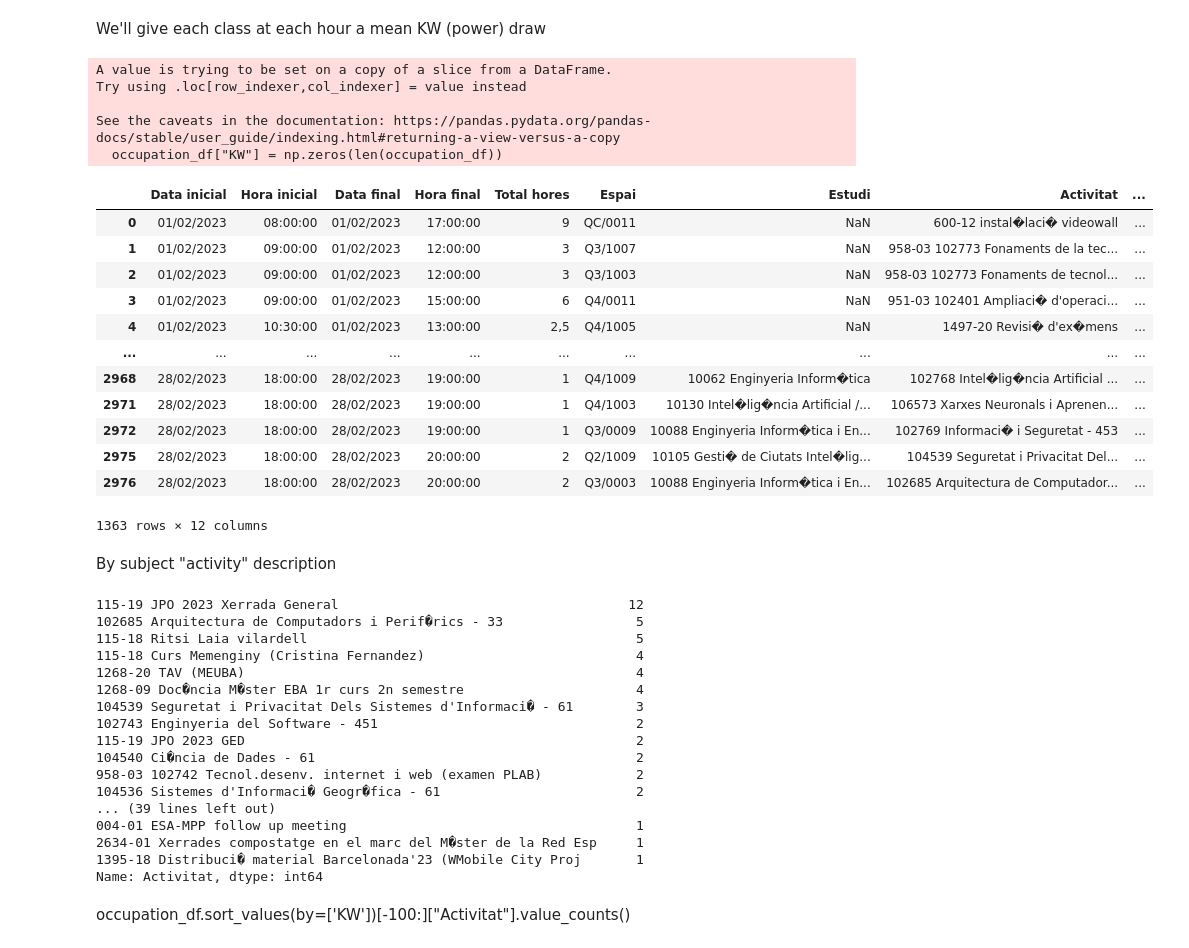
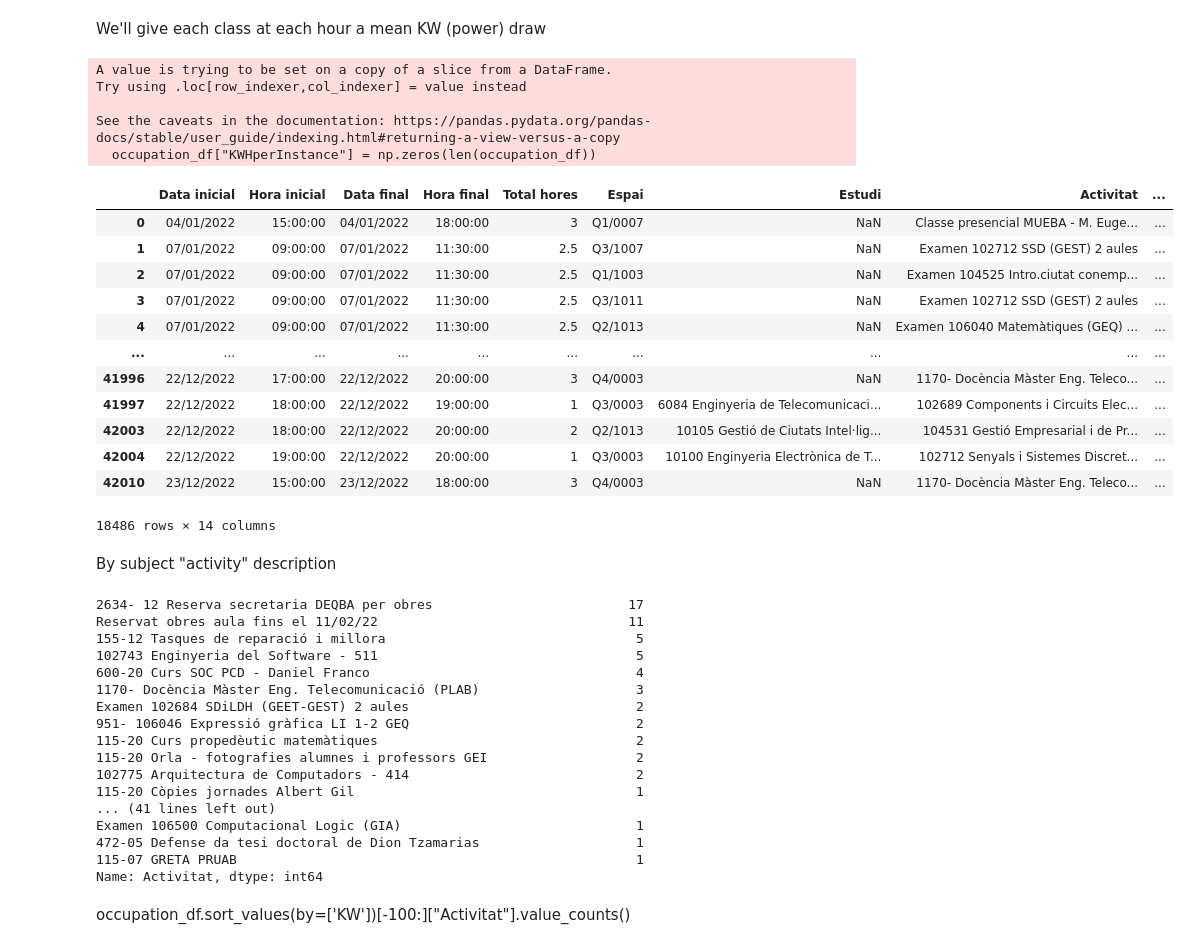
Before and after one commit to Haradai/energy_analysis_project, a Jupyter notebook: Pepe_analyzeLocation.ipynb, the cells around one changed output. Saved outputs shown, nothing was run; the diff lists cells and outputs as text; code cells hidden in the pictures.

```diff
--- a/Pepe_analyzeLocation.ipynb
+++ b/Pepe_analyzeLocation.ipynb
@@ -6,5 +6,5 @@ import numpy as np
 # %% [markdown]
 Import energy consumption and occupation data, they are not of the same building but for now we'll use this data
 # %%
-energy_df = pd.read_csv("data/kWhperh_Humanitats.csv")
-occupation_df = pd.read_csv("data/Ocupacio_enginyeria.csv")
+energy_df = pd.read_csv("data/Consum horari electricitat Enginyeries 2022.csv" , ";")
+occupation_df = pd.read_csv("data/ocupacio_enginyeria_2022.csv")
@@ -168,27 +181,27 @@ To analyze the impact of classes taken to consumtion:
 # %% [markdown]
 We'll give each class at each hour a mean KW (power) draw
 # %%
-occupation_df["KW"] = np.zeros(len(occupation_df))
+occupation_df["KWHperInstance"] = np.zeros(len(occupation_df))
 occupation_df
 # %% [output]
 A value is trying to be set on a copy of a slice from a DataFrame.
 Try using .loc[row_indexer,col_indexer] = value instead
 
 See the caveats in the documentation: https://pandas.pydata.org/pandas-docs/stable/user_guide/indexing.html#returning-a-view-versus-a-copy
-  occupation_df["KW"] = np.zeros(len(occupation_df))
+  occupation_df["KWHperInstance"] = np.zeros(len(occupation_df))
 |  | Data inicial | Hora inicial | Data final | Hora final | Total hores | Espai | Estudi | Activitat | ... |
-| 0 | 01/02/2023 | 08:00:00 | 01/02/2023 | 17:00:00 | 9 | QC/0011 | NaN | 600-12 instal�laci� videowall | ... |
-| 1 | 01/02/2023 | 09:00:00 | 01/02/2023 | 12:00:00 | 3 | Q3/1007 | NaN | 958-03 102773 Fonaments de la tec... | ... |
-| 2 | 01/02/2023 | 09:00:00 | 01/02/2023 | 12:00:00 | 3 | Q3/1003 | NaN | 958-03 102773 Fonaments de tecnol... | ... |
-| 3 | 01/02/2023 | 09:00:00 | 01/02/2023 | 15:00:00 | 6 | Q4/0011 | NaN | 951-03 102401 Ampliaci� d'operaci... | ... |
-| 4 | 01/02/2023 | 10:30:00 | 01/02/2023 | 13:00:00 | 2,5 | Q4/1005 | NaN | 1497-20 Revisi� d'ex�mens | ... |
+| 0 | 04/01/2022 | 15:00:00 | 04/01/2022 | 18:00:00 | 3 | Q1/0007 | NaN | Classe presencial MUEBA - M. Euge... | ... |
+| 1 | 07/01/2022 | 09:00:00 | 07/01/2022 | 11:30:00 | 2.5 | Q3/1007 | NaN | Examen 102712 SSD (GEST) 2 aules | ... |
+| 2 | 07/01/2022 | 09:00:00 | 07/01/2022 | 11:30:00 | 2.5 | Q1/1003 | NaN | Examen 104525 Intro.ciutat conemp... | ... |
+| 3 | 07/01/2022 | 09:00:00 | 07/01/2022 | 11:30:00 | 2.5 | Q3/1011 | NaN | Examen 102712 SSD (GEST) 2 aules | ... |
+| 4 | 07/01/2022 | 09:00:00 | 07/01/2022 | 11:30:00 | 2.5 | Q2/1013 | NaN | Examen 106040 Matemàtiques (GEQ) ... | ... |
 | ... | ... | ... | ... | ... | ... | ... | ... | ... | ... |
-| 2968 | 28/02/2023 | 18:00:00 | 28/02/2023 | 19:00:00 | 1 | Q4/1009 | 10062 Enginyeria Inform�tica | 102768 Intel�lig�ncia Artificial ... | ... |
-| 2971 | 28/02/2023 | 18:00:00 | 28/02/2023 | 19:00:00 | 1 | Q4/1003 | 10130 Intel�lig�ncia Artificial /... | 106573 Xarxes Neuronals i Aprenen... | ... |
-| 2972 | 28/02/2023 | 18:00:00 | 28/02/2023 | 19:00:00 | 1 | Q3/0009 | 10088 Enginyeria Inform�tica i En... | 102769 Informaci� i Seguretat - 453 | ... |
-| 2975 | 28/02/2023 | 18:00:00 | 28/02/2023 | 20:00:00 | 2 | Q2/1009 | 10105 Gesti� de Ciutats Intel�lig... | 104539 Seguretat i Privacitat Del... | ... |
-| 2976 | 28/02/2023 | 18:00:00 | 28/02/2023 | 20:00:00 | 2 | Q3/0003 | 10088 Enginyeria Inform�tica i En... | 102685 Arquitectura de Computador... | ... |
+| 41996 | 22/12/2022 | 17:00:00 | 22/12/2022 | 20:00:00 | 3 | Q4/0003 | NaN | 1170- Docència Màster Eng. Teleco... | ... |
+| 41997 | 22/12/2022 | 18:00:00 | 22/12/2022 | 19:00:00 | 1 | Q3/0003 | 6084 Enginyeria de Telecomunicaci... | 102689 Components i Circuits Elec... | ... |
+| 42003 | 22/12/2022 | 18:00:00 | 22/12/2022 | 20:00:00 | 2 | Q2/1013 | 10105 Gestió de Ciutats Intel·lig... | 104531 Gestió Empresarial i de Pr... | ... |
+| 42004 | 22/12/2022 | 19:00:00 | 22/12/2022 | 20:00:00 | 1 | Q3/0003 | 10100 Enginyeria Electrònica de T... | 102712 Senyals i Sistemes Discret... | ... |
+| 42010 | 23/12/2022 | 15:00:00 | 23/12/2022 | 18:00:00 | 3 | Q4/0003 | NaN | 1170- Docència Màster Eng. Teleco... | ... |
-1363 rows × 12 columns
+18486 rows × 14 columns
 # %%
 #first sum up
 for d in days:
@@ -205,24 +222,24 @@ for d in days:
 # %% [markdown]
 By subject "activity" description
 # %%
-occupation_df.sort_values(by=['KW'])[-100:]["Activitat"].value_counts()
+occupation_df.sort_values(by=['KWHperInstance'])[-100:]["Activitat"].value_counts()
 # %% [output]
-115-19 JPO 2023 Xerrada General                                     12
-102685 Arquitectura de Computadors i Perif�rics - 33                 5
-115-18 Ritsi Laia vilardell                                          5
-115-18 Curs Memenginy (Cristina Fernandez)                           4
-1268-20 TAV (MEUBA)                                                  4
-1268-09 Doc�ncia M�ster EBA 1r curs 2n semestre                      4
-104539 Seguretat i Privacitat Dels Sistemes d'Informaci� - 61        3
-102743 Enginyeria del Software - 451                                 2
-115-19 JPO 2023 GED                                                  2
-104540 Ci�ncia de Dades - 61                                         2
-958-03 102742 Tecnol.desenv. internet i web (examen PLAB)            2
-104536 Sistemes d'Informaci� Geogr�fica - 61                         2
-... (39 lines left out)
-004-01 ESA-MPP follow up meeting                                     1
-2634-01 Xerrades compostatge en el marc del M�ster de la Red Esp     1
-1395-18 Distribuci� material Barcelonada'23 (WMobile City Proj       1
+2634- 12 Reserva secretaria DEQBA per obres                         17
+Reservat obres aula fins el 11/02/22                                11
+155-12 Tasques de reparació i millora                                5
+102743 Enginyeria del Software - 511                                 5
+600-20 Curs SOC PCD - Daniel Franco                                  4
+1170- Docència Màster Eng. Telecomunicació (PLAB)                    3
+Examen 102684 SDiLDH (GEET-GEST) 2 aules                             2
+951- 106046 Expressió gràfica LI 1-2 GEQ                             2
+115-20 Curs propedèutic matemàtiques                                 2
+115-20 Orla - fotografies alumnes i professors GEI                   2
+102775 Arquitectura de Computadors - 414                             2
+115-20 Còpies jornades Albert Gil                                    1
+... (41 lines left out)
+Examen 106500 Computacional Logic (GIA)                              1
+472-05 Defense da tesi doctoral de Dion Tzamarias                    1
+115-07 GRETA PRUAB                                                   1
 Name: Activitat, dtype: int64
 # %% [markdown]
 occupation_df.sort_values(by=['KW'])[-100:]["Activitat"].value_counts()
```
Also changed, not shown: parts of 26 cells of this notebook, 6 other files.
